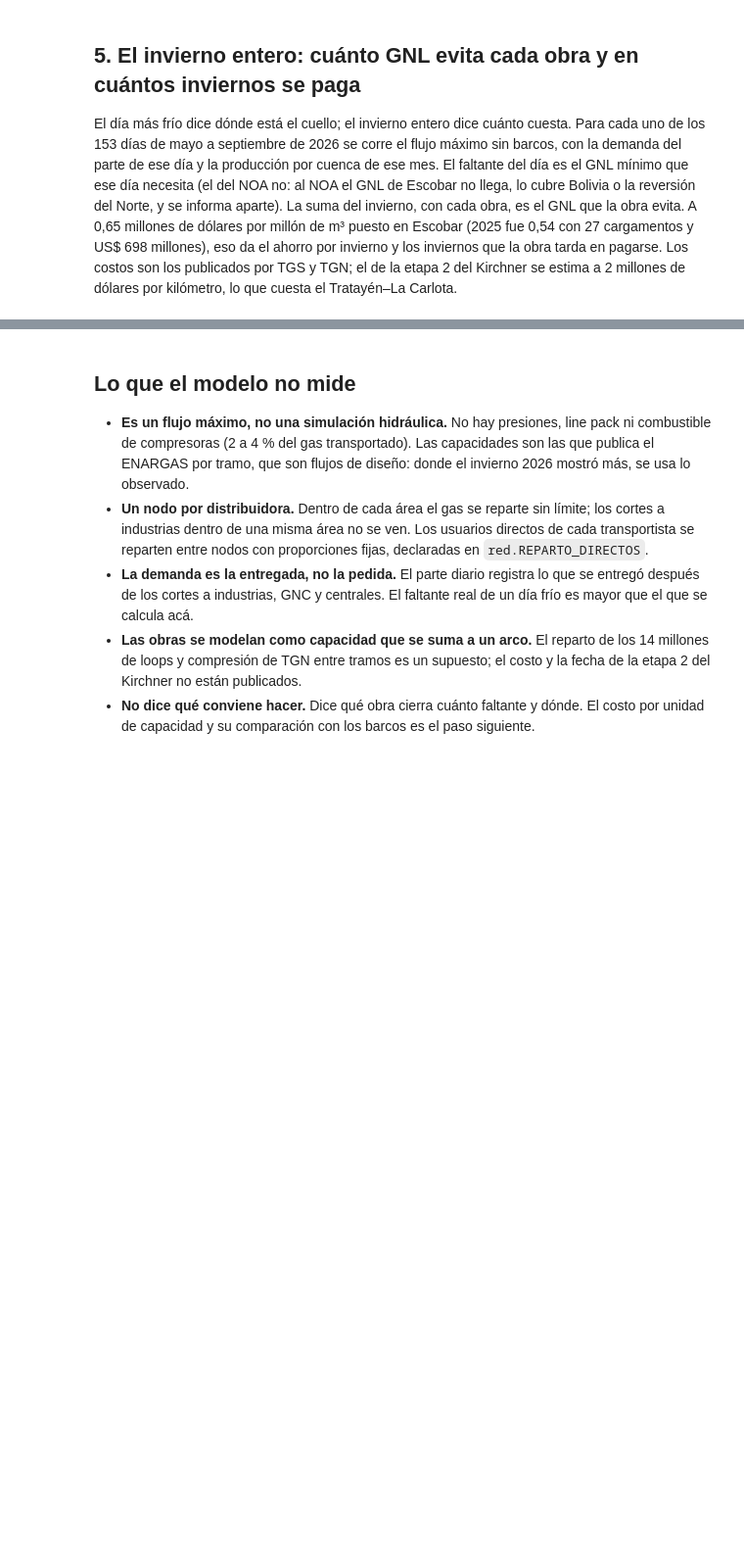
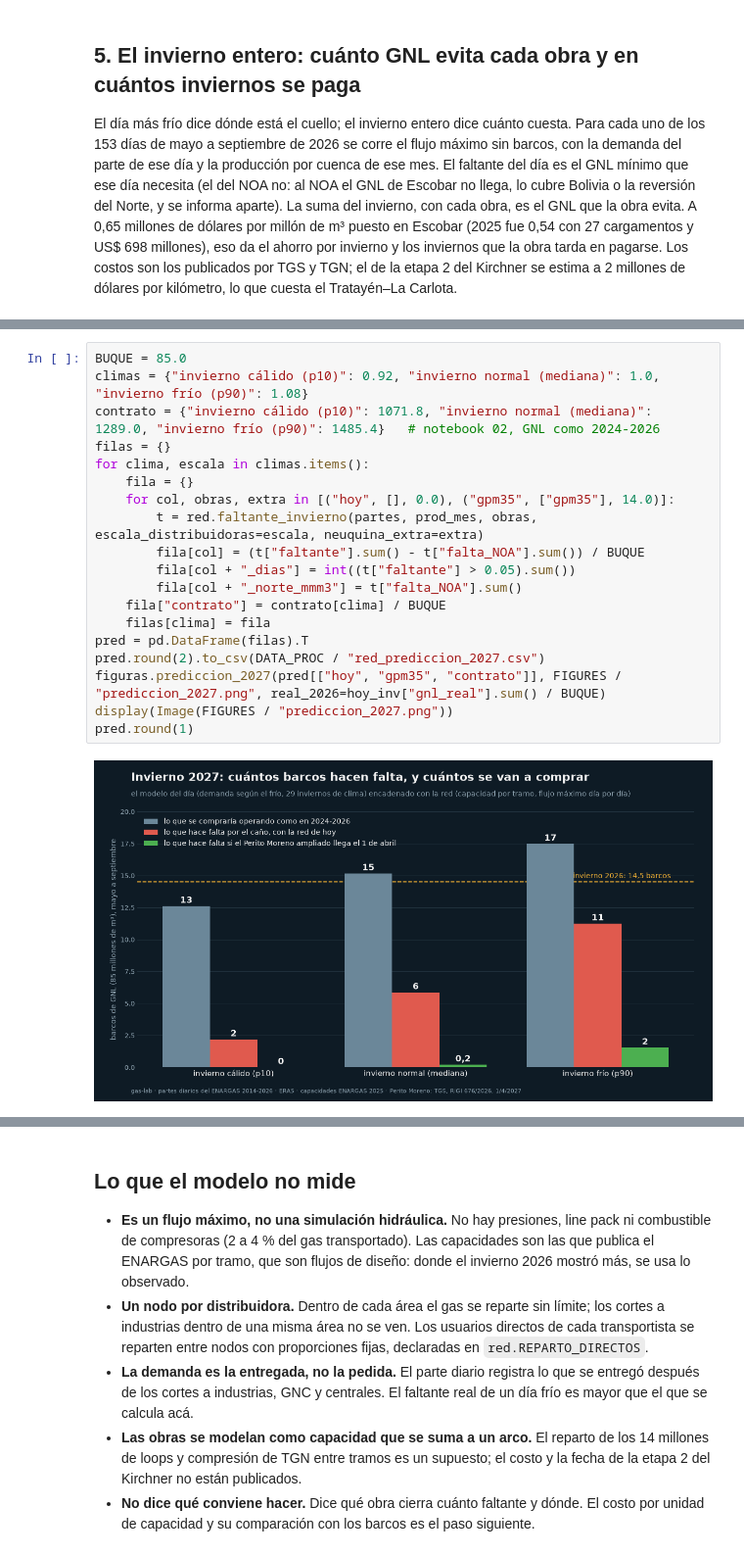
Before and after one commit to dpinero14/gas-lab, a Jupyter notebook: notebooks/03_la_red.ipynb, the cells around one changed output, grey strips where cells are left out. Shown at 98% size. Drawn from its saved outputs; the diff is of its cells as text; blank space fills up the shorter version.

```diff
--- a/notebooks/03_la_red.ipynb
+++ b/notebooks/03_la_red.ipynb
@@ -266,0 +278,21 @@ balances["invierno frío (+8 %, Neuquina +13)"].rename(index=rot).round(1)
+# %%
+BUQUE = 85.0
+climas = {"invierno cálido (p10)": 0.92, "invierno normal (mediana)": 1.0, "invierno frío (p90)": 1.08}
+contrato = {"invierno cálido (p10)": 1071.8, "invierno normal (mediana)": 1289.0, "invierno frío (p90)": 1485.4}   # notebook 02, GNL como 2024-2026
+filas = {}
+for clima, escala in climas.items():
+    fila = {}
+    for col, obras, extra in [("hoy", [], 0.0), ("gpm35", ["gpm35"], 14.0)]:
+        t = red.faltante_invierno(partes, prod_mes, obras, escala_distribuidoras=escala, neuquina_extra=extra)
+        fila[col] = (t["faltante"].sum() - t["falta_NOA"].sum()) / BUQUE
+        fila[col + "_dias"] = int((t["faltante"] > 0.05).sum())
+        fila[col + "_norte_mmm3"] = t["falta_NOA"].sum()
+    fila["contrato"] = contrato[clima] / BUQUE
+    filas[clima] = fila
+pred = pd.DataFrame(filas).T
+pred.round(2).to_csv(DATA_PROC / "red_prediccion_2027.csv")
+figuras.prediccion_2027(pred[["hoy", "gpm35", "contrato"]], FIGURES / "prediccion_2027.png", real_2026=hoy_inv["gnl_real"].sum() / BUQUE)
+display(Image(FIGURES / "prediccion_2027.png"))
+pred.round(1)
+# %% [output]
+[figure, added]
```
Also changed, not shown: parts of 6 cells of this notebook, 8 other files.
